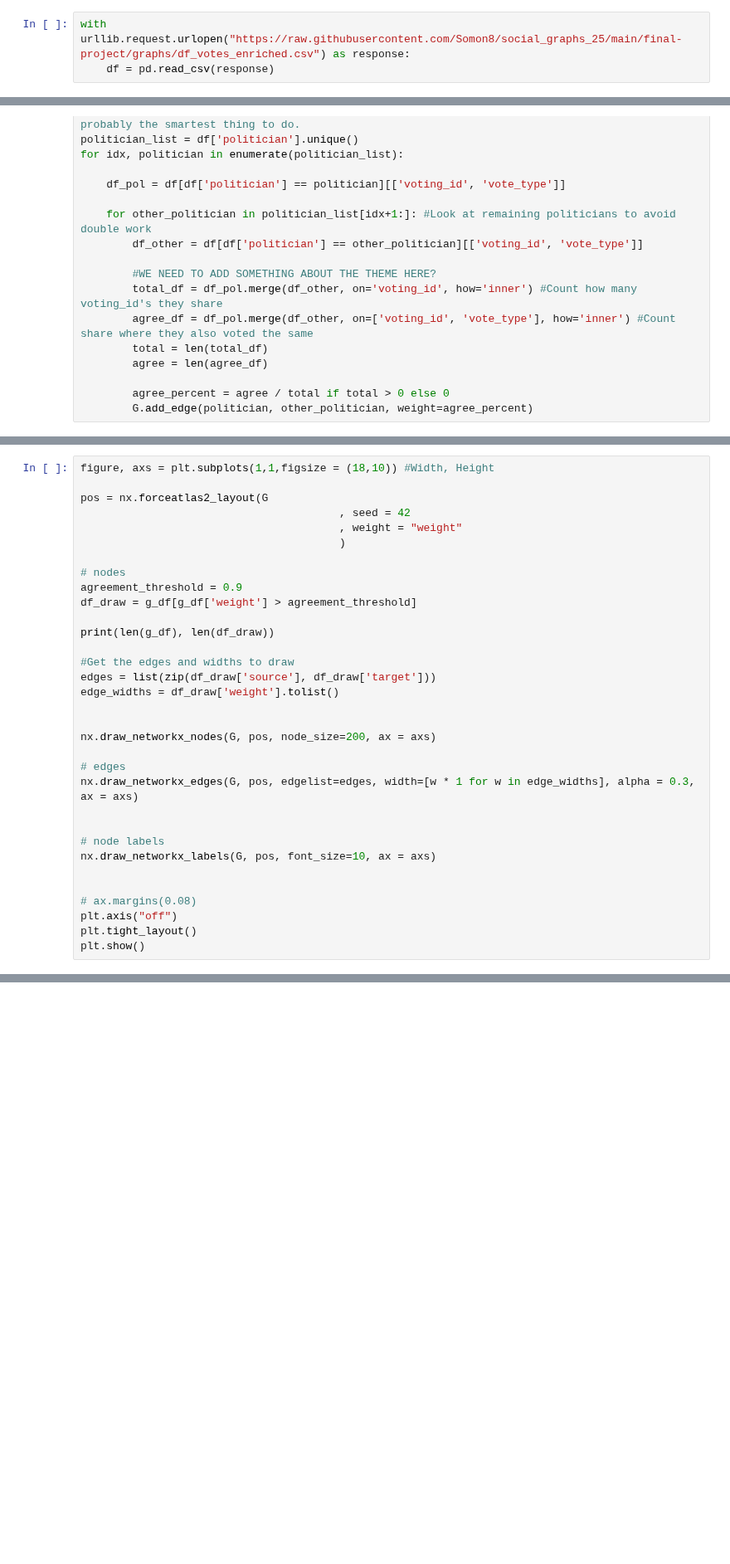
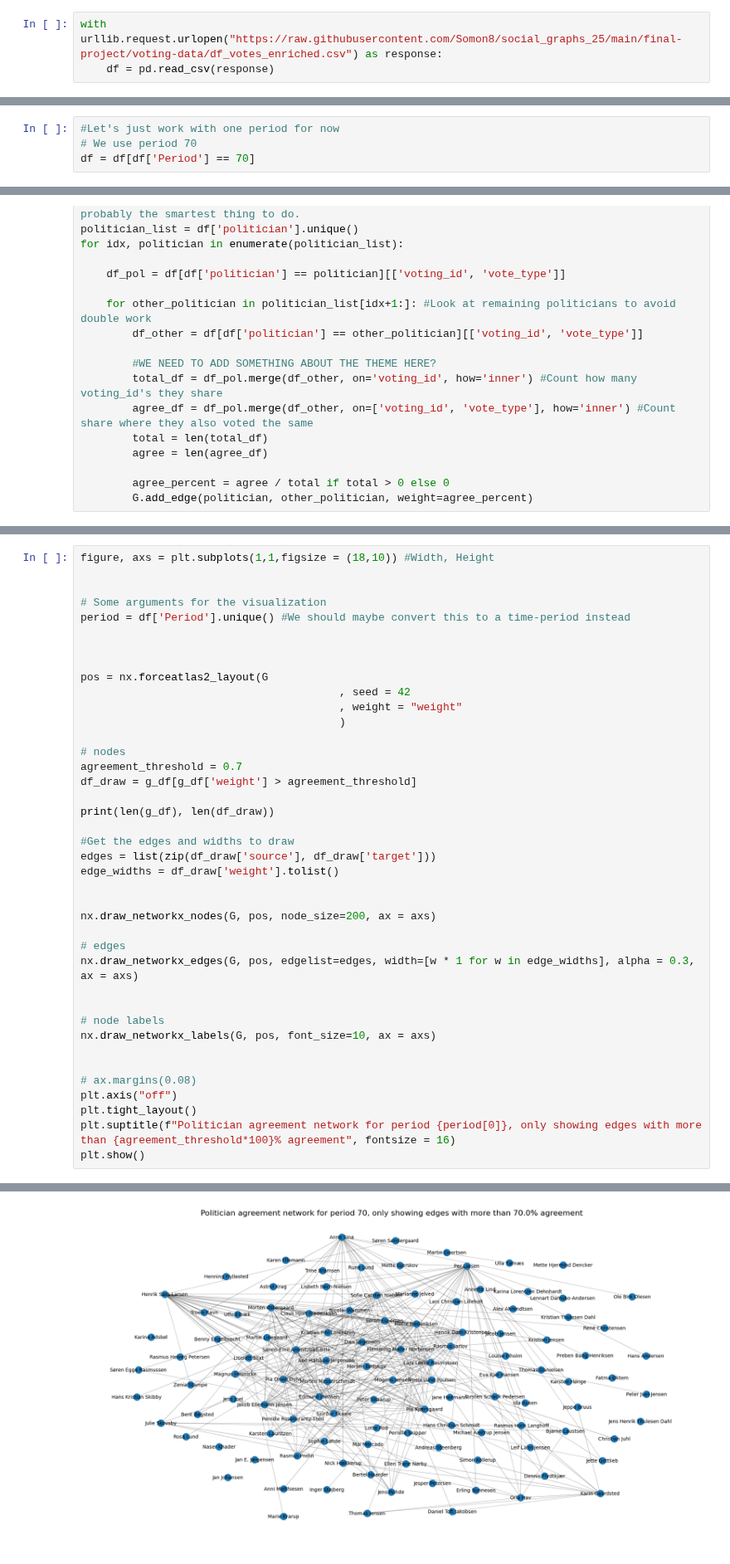
Before and after one commit to Somon8/social_graphs_25, a Jupyter notebook: final-project/df_enriched_to_graphs.ipynb, the cells around one changed output, grey strips where cells are left out. Shown at 83% size. Drawn from its saved outputs; the diff is of its cells as text; blank space fills up the shorter version.

Commit message:
Enriched and made the graph

```diff
--- a/final-project/df_enriched_to_graphs.ipynb
+++ b/final-project/df_enriched_to_graphs.ipynb
@@ -5,3 +6,3 @@ import urllib
 # %%
-with urllib.request.urlopen("https://raw.githubusercontent.com/Somon8/social_graphs_25/main/final-project/graphs/df_votes_enriched.csv") as response:
+with urllib.request.urlopen("https://raw.githubusercontent.com/Somon8/social_graphs_25/main/final-project/voting-data/df_votes_enriched.csv") as response:
     df = pd.read_csv(response)
@@ -8,3 +13,7 @@ with urllib.request.urlopen("https://raw.githubusercontent.com/Somon8/social_gra
+# %%
+#Let's just work with one period for now
+# We use period 70
+df = df[df['Period'] == 70]
 # %%
 # For each unique politician create a DF
 # For each other unique politician
@@ -47,5 +67,11 @@ g_df[g_df['target'] == "Aki-Matilda Høegh-Dam"]
 # %%
 figure, axs = plt.subplots(1,1,figsize = (18,10)) #Width, Height
+
+
+# Some arguments for the visualization
+period = df['Period'].unique() #We should maybe convert this to a time-period instead
+
+
 
 pos = nx.forceatlas2_layout(G
                                         , seed = 42
@@ -53,7 +79,7 @@ pos = nx.forceatlas2_layout(G
                                         )
 
 # nodes
-agreement_threshold = 0.9
+agreement_threshold = 0.7
 df_draw = g_df[g_df['weight'] > agreement_threshold]
 
 print(len(g_df), len(df_draw))
@@ -76,4 +102,6 @@ nx.draw_networkx_labels(G, pos, font_size=10, ax = axs)
 # ax.margins(0.08)
 plt.axis("off")
 plt.tight_layout()
+plt.suptitle(f"Politician agreement network for period {period[0]}, only showing edges with more than {agreement_threshold*100}% agreement", fontsize = 16)
 plt.show()
+# %% [output]
@@ -79,0 +109 @@ plt.show()
+[figure, added]
```
Also changed, not shown: parts of 6 cells of this notebook, 1 other file.
